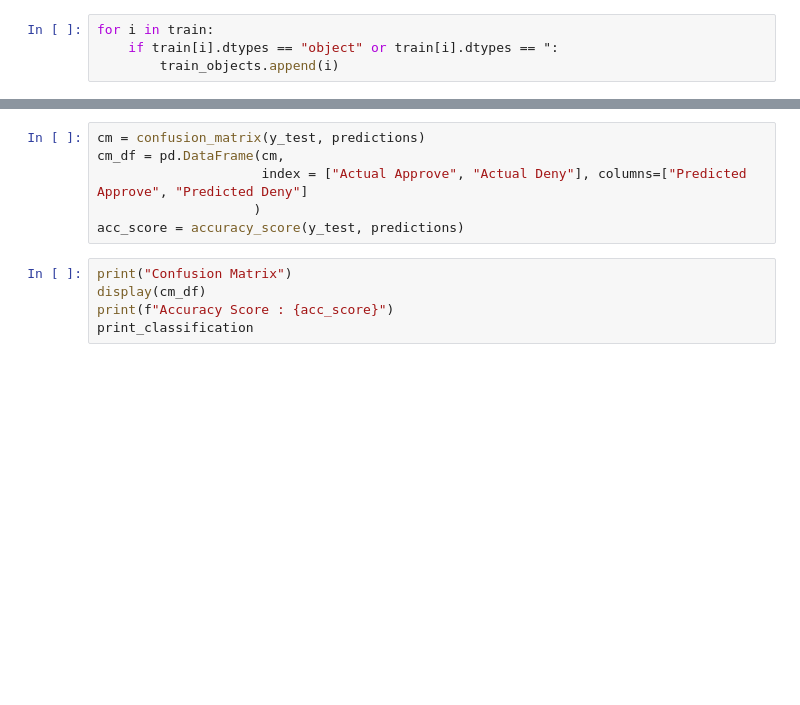
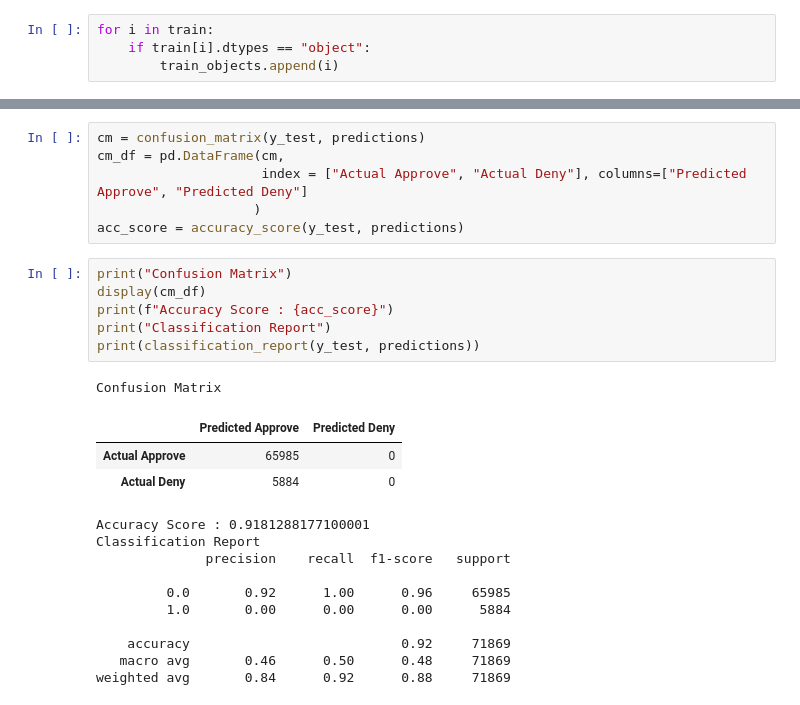
Before and after one commit to justinm329/Home_Credit_Risk, a Jupyter notebook: Credit_Risk.ipynb, the cells around one changed output, grey strips where cells are left out. Saved outputs shown, nothing was run; the diff lists cells and outputs as text; blank space fills up the shorter version.

```diff
--- a/Credit_Risk.ipynb
+++ b/Credit_Risk.ipynb
@@ -1269,7 +1269,7 @@ train_objects = []
 test_objects = []
 # %%
 for i in train:
-    if train[i].dtypes == "object" or train[i].dtypes == ":
+    if train[i].dtypes == "object":
         train_objects.append(i)
 # %%
 for i in test:
@@ -1622,5 +1624,21 @@ acc_score = accuracy_score(y_test, predictions)
 # %%
 print("Confusion Matrix")
 display(cm_df)
 print(f"Accuracy Score : {acc_score}")
-print_classification
+print("Classification Report")
+print(classification_report(y_test, predictions))
+# %% [output]
+Confusion Matrix
+|  | Predicted Approve | Predicted Deny |
+| Actual Approve | 65985 | 0 |
+| Actual Deny | 5884 | 0 |
+Accuracy Score : 0.9181288177100001
+Classification Report
+              precision    recall  f1-score   support
+
+         0.0       0.92      1.00      0.96     65985
+         1.0       0.00      0.00      0.00      5884
+
+    accuracy                           0.92     71869
+   macro avg       0.46      0.50      0.48     71869
+weighted avg       0.84      0.92      0.88     71869
```
Also changed, not shown: parts of 29 cells of this notebook.
